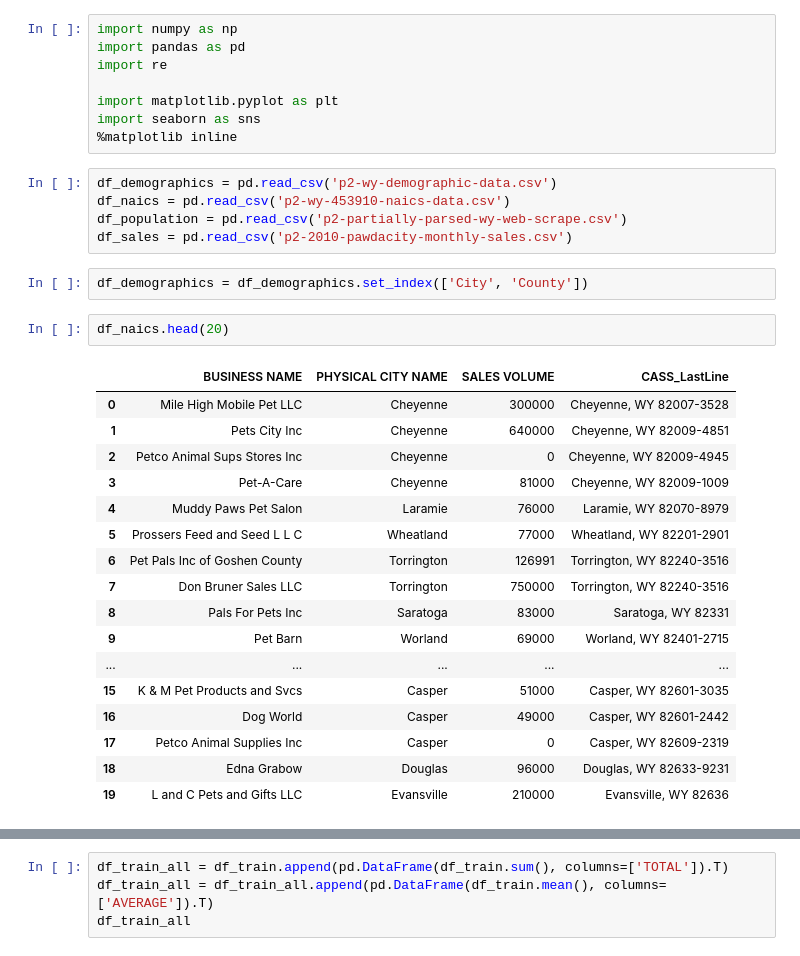
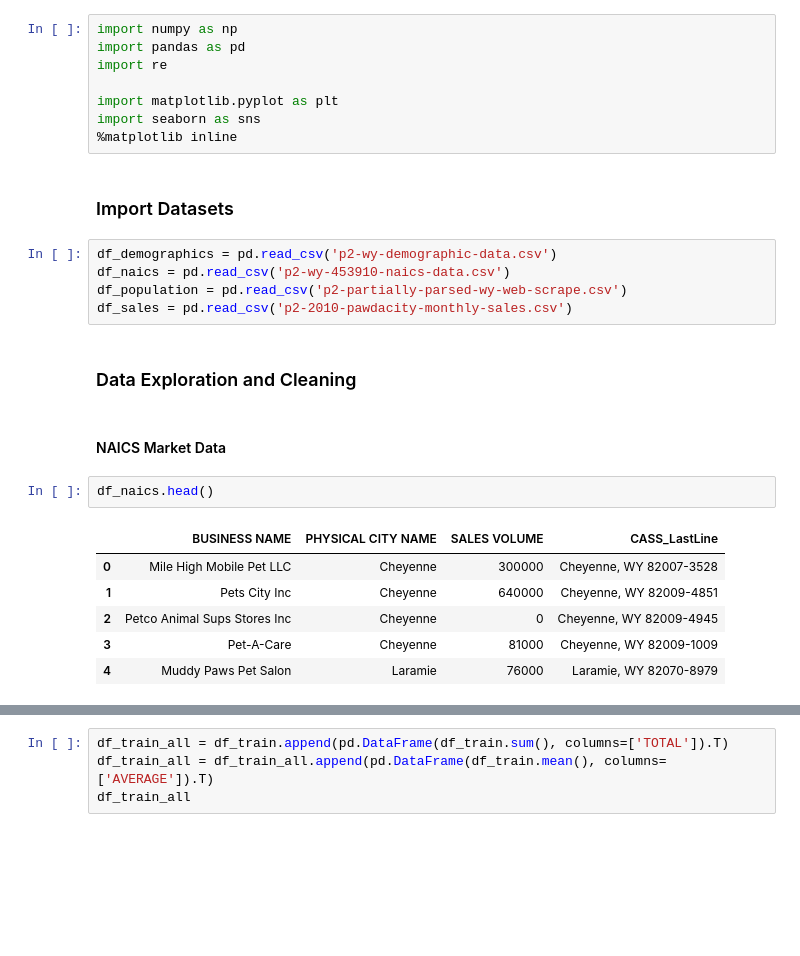
Before and after one commit to cmgiler/Udacity-Business-Analyst-Nanodegree, a Jupyter notebook: project2-1/Data Cleaning.ipynb, the cells around one changed output, grey strips where cells are left out. Cells and saved outputs as stored; diff of their text form; blank space fills up the shorter version.

```diff
--- a/project2-1/Data Cleaning.ipynb
+++ b/project2-1/Data Cleaning.ipynb
@@ -6,30 +12,23 @@ import re
 import matplotlib.pyplot as plt
 import seaborn as sns
 %matplotlib inline
+# %% [markdown]
+### Import Datasets
 # %%
 df_demographics = pd.read_csv('p2-wy-demographic-data.csv')
 df_naics = pd.read_csv('p2-wy-453910-naics-data.csv')
 df_population = pd.read_csv('p2-partially-parsed-wy-web-scrape.csv')
 df_sales = pd.read_csv('p2-2010-pawdacity-monthly-sales.csv')
-# %%
-df_demographics = df_demographics.set_index(['City', 'County'])
+# %% [markdown]
+### Data Exploration and Cleaning
+# %% [markdown]
+#### NAICS Market Data
 # %%
-df_naics.head(20)
+df_naics.head()
 # %% [output]
 |  | BUSINESS NAME | PHYSICAL CITY NAME | SALES VOLUME | CASS_LastLine |
 | 0 | Mile High Mobile Pet LLC | Cheyenne | 300000 | Cheyenne, WY 82007-3528 |
 | 1 | Pets City Inc | Cheyenne | 640000 | Cheyenne, WY 82009-4851 |
 | 2 | Petco Animal Sups Stores Inc | Cheyenne | 0 | Cheyenne, WY 82009-4945 |
 | 3 | Pet-A-Care | Cheyenne | 81000 | Cheyenne, WY 82009-1009 |
 | 4 | Muddy Paws Pet Salon | Laramie | 76000 | Laramie, WY 82070-8979 |
-| 5 | Prossers Feed and Seed L L C | Wheatland | 77000 | Wheatland, WY 82201-2901 |
-| 6 | Pet Pals Inc of Goshen County | Torrington | 126991 | Torrington, WY 82240-3516 |
-| 7 | Don Bruner Sales LLC | Torrington | 750000 | Torrington, WY 82240-3516 |
-| 8 | Pals For Pets Inc | Saratoga | 83000 | Saratoga, WY 82331 |
-| 9 | Pet Barn | Worland | 69000 | Worland, WY 82401-2715 |
-| ... | ... | ... | ... | ... |
-| 15 | K & M Pet Products and Svcs | Casper | 51000 | Casper, WY 82601-3035 |
-| 16 | Dog World | Casper | 49000 | Casper, WY 82601-2442 |
-| 17 | Petco Animal Supplies Inc | Casper | 0 | Casper, WY 82609-2319 |
-| 18 | Edna Grabow | Douglas | 96000 | Douglas, WY 82633-9231 |
-| 19 | L and C Pets and Gifts LLC | Evansville | 210000 | Evansville, WY 82636 |
```
Also changed, not shown: parts of 17 cells of this notebook, 9 other files.
